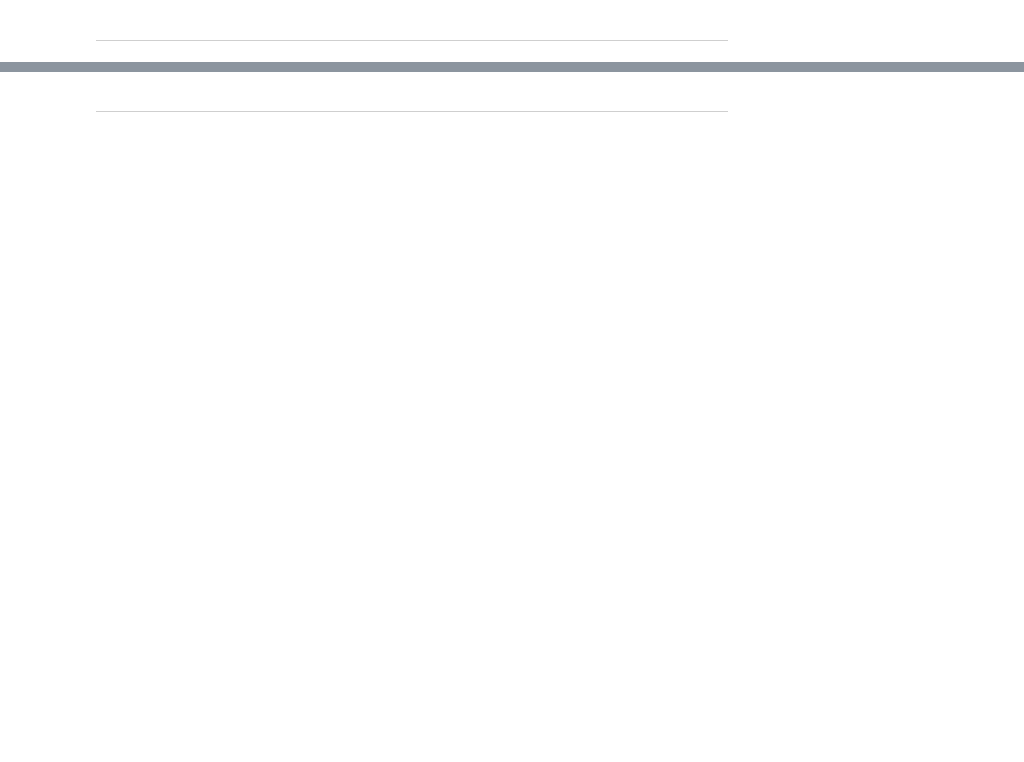
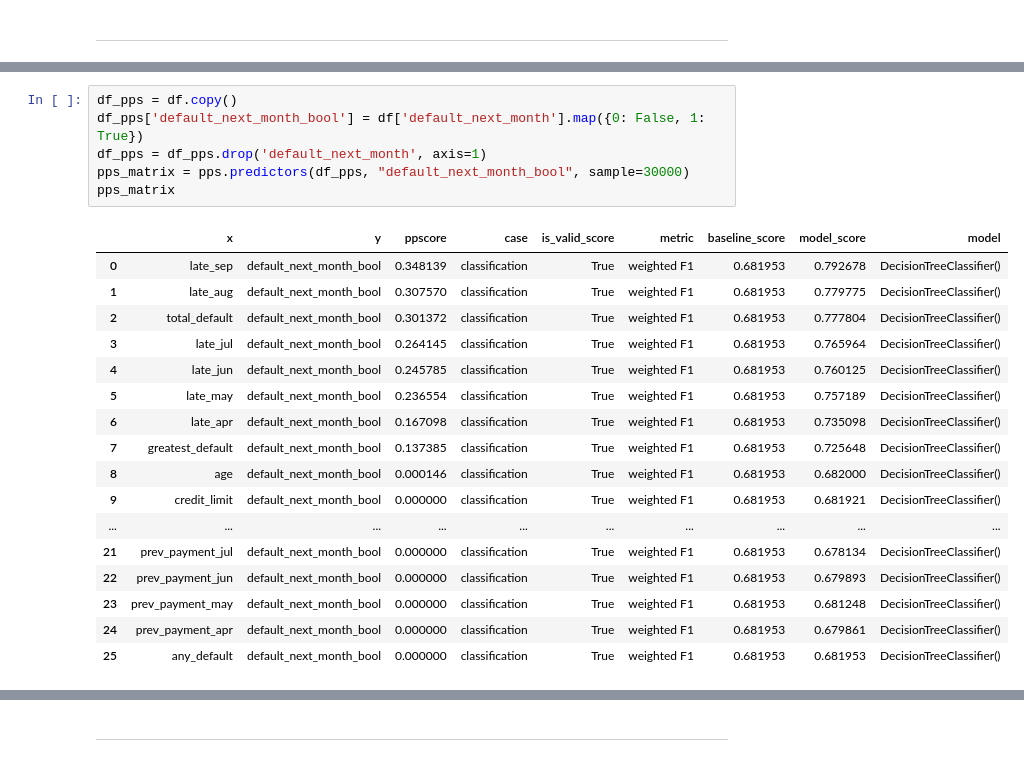
Before and after one commit to frankiesanjana/credit-card-default, a Jupyter notebook: jupyter_notebooks/03_data_analysis.ipynb, the cells around one changed output, grey strips where cells are left out. Saved outputs shown, nothing was run; the diff lists cells and outputs as text; blank space fills up the shorter version.

```diff
--- a/jupyter_notebooks/03_data_analysis.ipynb
+++ b/jupyter_notebooks/03_data_analysis.ipynb
@@ -212,0 +241,24 @@ However, before proceeding with this analysis, we can also assess the Predictive
+# %%
+df_pps = df.copy()
+df_pps['default_next_month_bool'] = df['default_next_month'].map({0: False, 1: True})
+df_pps = df_pps.drop('default_next_month', axis=1)
+pps_matrix = pps.predictors(df_pps, "default_next_month_bool", sample=30000)
+pps_matrix
+# %% [output]
+|  | x | y | ppscore | case | is_valid_score | metric | baseline_score | model_score | model |
+| 0 | late_sep | default_next_month_bool | 0.348139 | classification | True | weighted F1 | 0.681953 | 0.792678 | DecisionTreeClassifier() |
+| 1 | late_aug | default_next_month_bool | 0.307570 | classification | True | weighted F1 | 0.681953 | 0.779775 | DecisionTreeClassifier() |
+| 2 | total_default | default_next_month_bool | 0.301372 | classification | True | weighted F1 | 0.681953 | 0.777804 | DecisionTreeClassifier() |
+| 3 | late_jul | default_next_month_bool | 0.264145 | classification | True | weighted F1 | 0.681953 | 0.765964 | DecisionTreeClassifier() |
+| 4 | late_jun | default_next_month_bool | 0.245785 | classification | True | weighted F1 | 0.681953 | 0.760125 | DecisionTreeClassifier() |
+| 5 | late_may | default_next_month_bool | 0.236554 | classification | True | weighted F1 | 0.681953 | 0.757189 | DecisionTreeClassifier() |
+| 6 | late_apr | default_next_month_bool | 0.167098 | classification | True | weighted F1 | 0.681953 | 0.735098 | DecisionTreeClassifier() |
+| 7 | greatest_default | default_next_month_bool | 0.137385 | classification | True | weighted F1 | 0.681953 | 0.725648 | DecisionTreeClassifier() |
+| 8 | age | default_next_month_bool | 0.000146 | classification | True | weighted F1 | 0.681953 | 0.682000 | DecisionTreeClassifier() |
+| 9 | credit_limit | default_next_month_bool | 0.000000 | classification | True | weighted F1 | 0.681953 | 0.681921 | DecisionTreeClassifier() |
+| ... | ... | ... | ... | ... | ... | ... | ... | ... | ... |
+| 21 | prev_payment_jul | default_next_month_bool | 0.000000 | classification | True | weighted F1 | 0.681953 | 0.678134 | DecisionTreeClassifier() |
+| 22 | prev_payment_jun | default_next_month_bool | 0.000000 | classification | True | weighted F1 | 0.681953 | 0.679893 | DecisionTreeClassifier() |
+| 23 | prev_payment_may | default_next_month_bool | 0.000000 | classification | True | weighted F1 | 0.681953 | 0.681248 | DecisionTreeClassifier() |
+| 24 | prev_payment_apr | default_next_month_bool | 0.000000 | classification | True | weighted F1 | 0.681953 | 0.679861 | DecisionTreeClassifier() |
+| 25 | any_default | default_next_month_bool | 0.000000 | classification | True | weighted F1 | 0.681953 | 0.681953 | DecisionTreeClassifier() |
```
Also changed, not shown: parts of 9 cells of this notebook.
